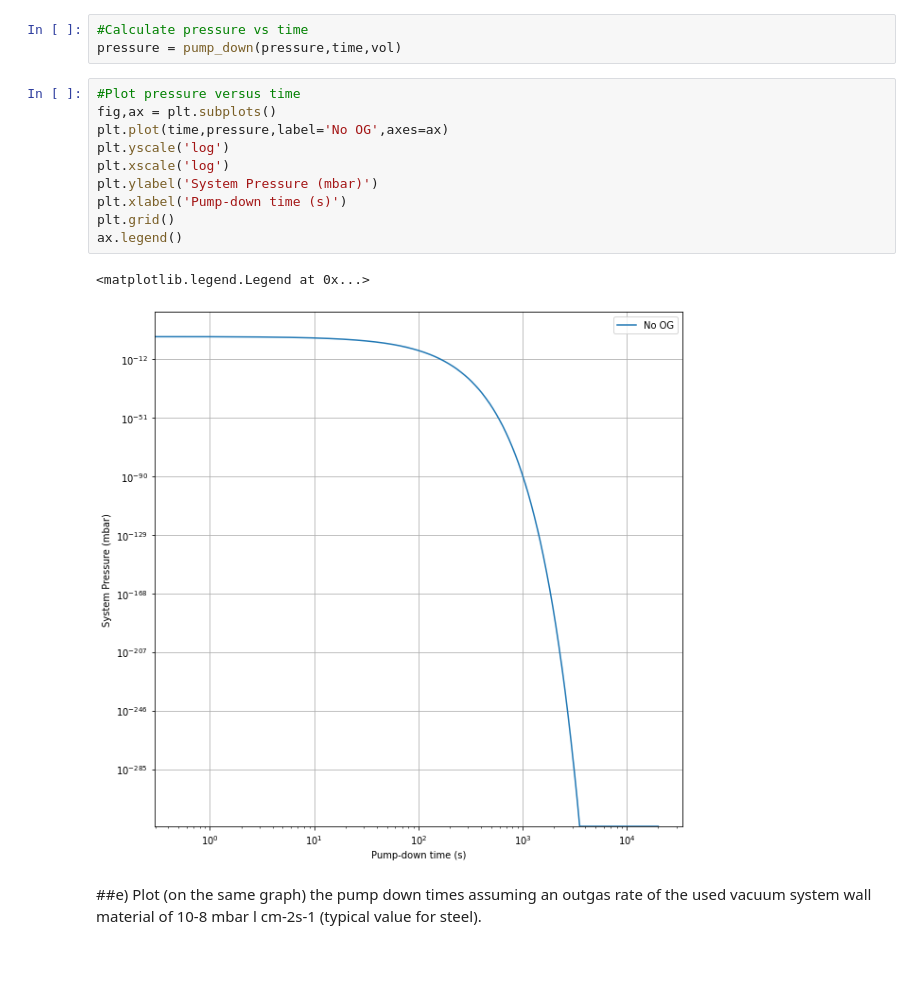
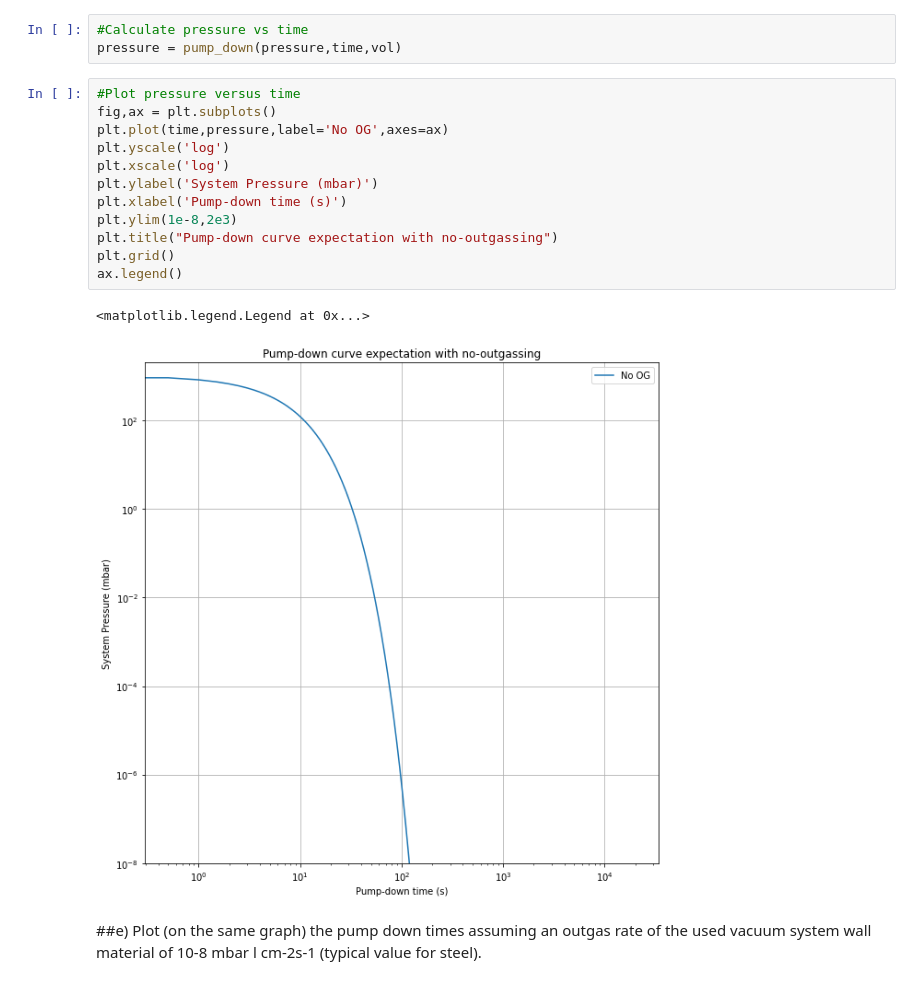
Before and after one commit to dgallacher1/NotebookProjects, a Jupyter notebook: Vacuum.ipynb, the cells around one changed output. Saved outputs shown, nothing was run; the diff lists cells and outputs as text.

```diff
--- a/Vacuum.ipynb
+++ b/Vacuum.ipynb
@@ -158,16 +158,18 @@ pressure = pump_down(pressure,time,vol)
 # %%
 #Plot pressure versus time
 fig,ax = plt.subplots()
 plt.plot(time,pressure,label='No OG',axes=ax)
 plt.yscale('log')
 plt.xscale('log')
 plt.ylabel('System Pressure (mbar)')
 plt.xlabel('Pump-down time (s)')
+plt.ylim(1e-8,2e3)
+plt.title("Pump-down curve expectation with no-outgassing")
 plt.grid()
 ax.legend()
 # %% [output]
 <matplotlib.legend.Legend at 0x...>
-[figure, old version]
+[figure, new version]
 # %% [markdown]
 ##e)	Plot (on the same graph) the pump down times assuming an outgas rate of the used vacuum system wall material of  10-8 mbar l  cm-2s-1 (typical value for steel).
 # %%
```
Also changed, not shown: parts of 3 cells of this notebook.
